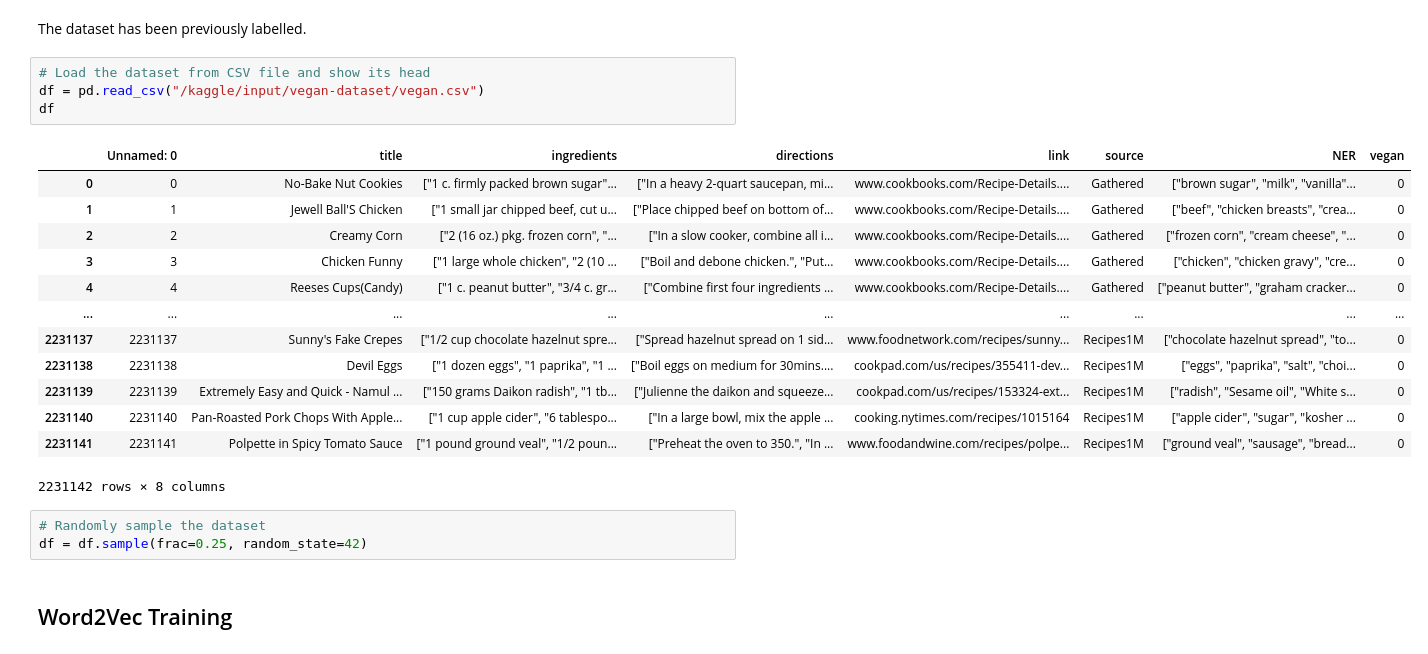
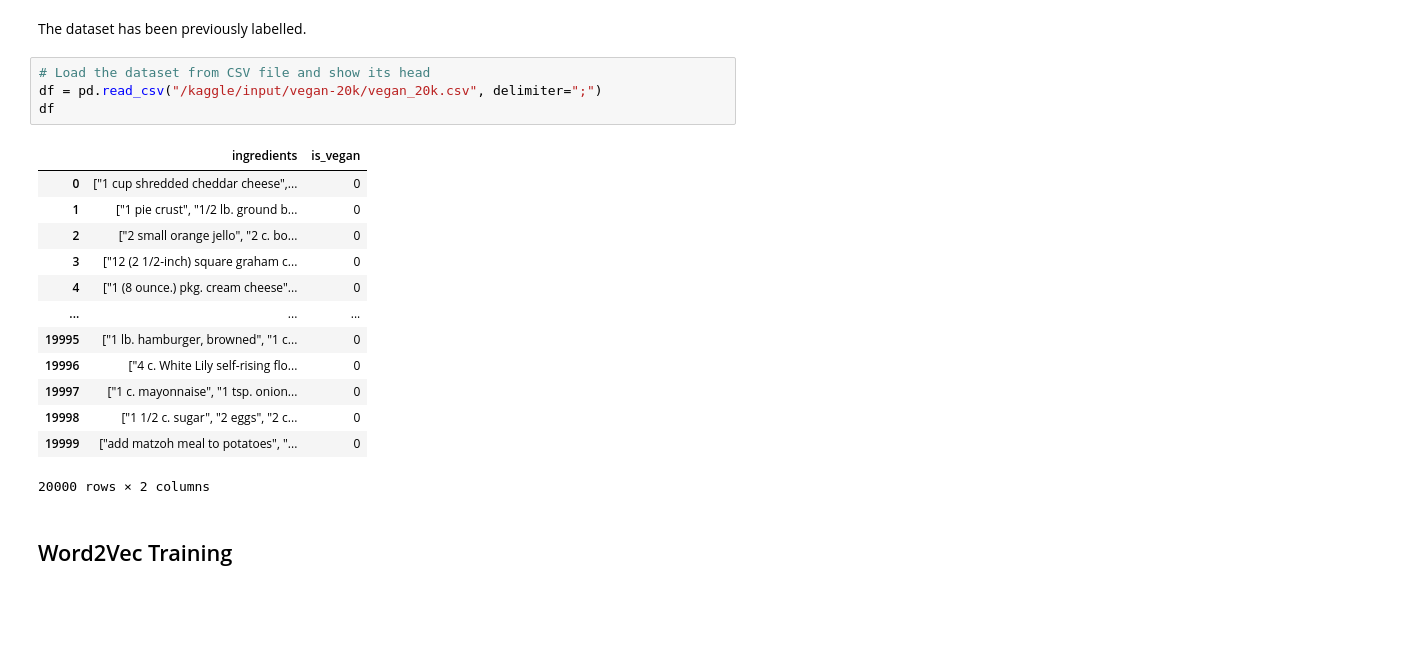
Before and after one commit to matteo-figini/cooking-mama, a Jupyter notebook: vegan classifier/vegan-classifier.ipynb, the cells around one changed output. Drawn from its saved outputs; the diff is of its cells as text; blank space fills up the shorter version.

```diff
--- a/vegan classifier/vegan-classifier.ipynb
+++ b/vegan classifier/vegan-classifier.ipynb
@@ -20,25 +32,22 @@ import joblib
 The dataset has been previously labelled.
 # %%
 # Load the dataset from CSV file and show its head
-df = pd.read_csv("/kaggle/input/vegan-dataset/vegan.csv")
+df = pd.read_csv("/kaggle/input/vegan-20k/vegan_20k.csv", delimiter=";")
 df
 # %% [output]
-|  | Unnamed: 0 | title | ingredients | directions | link | source | NER | vegan |
-| 0 | 0 | No-Bake Nut Cookies | ["1 c. firmly packed brown sugar"... | ["In a heavy 2-quart saucepan, mi... | www.cookbooks.com/Recipe-Details.... | Gathered | ["brown sugar", "milk", "vanilla"... | 0 |
-| 1 | 1 | Jewell Ball'S Chicken | ["1 small jar chipped beef, cut u... | ["Place chipped beef on bottom of... | www.cookbooks.com/Recipe-Details.... | Gathered | ["beef", "chicken breasts", "crea... | 0 |
-| 2 | 2 | Creamy Corn | ["2 (16 oz.) pkg. frozen corn", "... | ["In a slow cooker, combine all i... | www.cookbooks.com/Recipe-Details.... | Gathered | ["frozen corn", "cream cheese", "... | 0 |
-| 3 | 3 | Chicken Funny | ["1 large whole chicken", "2 (10 ... | ["Boil and debone chicken.", "Put... | www.cookbooks.com/Recipe-Details.... | Gathered | ["chicken", "chicken gravy", "cre... | 0 |
-| 4 | 4 | Reeses Cups(Candy) | ["1 c. peanut butter", "3/4 c. gr... | ["Combine first four ingredients ... | www.cookbooks.com/Recipe-Details.... | Gathered | ["peanut butter", "graham cracker... | 0 |
-| ... | ... | ... | ... | ... | ... | ... | ... | ... |
-| 2231137 | 2231137 | Sunny's Fake Crepes | ["1/2 cup chocolate hazelnut spre... | ["Spread hazelnut spread on 1 sid... | www.foodnetwork.com/recipes/sunny... | Recipes1M | ["chocolate hazelnut spread", "to... | 0 |
-| 2231138 | 2231138 | Devil Eggs | ["1 dozen eggs", "1 paprika", "1 ... | ["Boil eggs on medium for 30mins.... | cookpad.com/us/recipes/355411-dev... | Recipes1M | ["eggs", "paprika", "salt", "choi... | 0 |
-| 2231139 | 2231139 | Extremely Easy and Quick - Namul ... | ["150 grams Daikon radish", "1 tb... | ["Julienne the daikon and squeeze... | cookpad.com/us/recipes/153324-ext... | Recipes1M | ["radish", "Sesame oil", "White s... | 0 |
-| 2231140 | 2231140 | Pan-Roasted Pork Chops With Apple... | ["1 cup apple cider", "6 tablespo... | ["In a large bowl, mix the apple ... | cooking.nytimes.com/recipes/1015164 | Recipes1M | ["apple cider", "sugar", "kosher ... | 0 |
-| 2231141 | 2231141 | Polpette in Spicy Tomato Sauce | ["1 pound ground veal", "1/2 poun... | ["Preheat the oven to 350.", "In ... | www.foodandwine.com/recipes/polpe... | Recipes1M | ["ground veal", "sausage", "bread... | 0 |
+|  | ingredients | is_vegan |
+| 0 | ["1 cup shredded cheddar cheese",... | 0 |
+| 1 | ["1 pie crust", "1/2 lb. ground b... | 0 |
+| 2 | ["2 small orange jello", "2 c. bo... | 0 |
+| 3 | ["12 (2 1/2-inch) square graham c... | 0 |
+| 4 | ["1 (8 ounce.) pkg. cream cheese"... | 0 |
+| ... | ... | ... |
+| 19995 | ["1 lb. hamburger, browned", "1 c... | 0 |
+| 19996 | ["4 c. White Lily self-rising flo... | 0 |
+| 19997 | ["1 c. mayonnaise", "1 tsp. onion... | 0 |
+| 19998 | ["1 1/2 c. sugar", "2 eggs", "2 c... | 0 |
+| 19999 | ["add matzoh meal to potatoes", "... | 0 |
-2231142 rows × 8 columns
+20000 rows × 2 columns
-# %%
-# Randomly sample the dataset
-df = df.sample(frac=0.25, random_state=42)
 # %% [markdown]
 ## Word2Vec Training
 # %%
```
Also changed, not shown: parts of 31 cells of this notebook, 3 other files.
